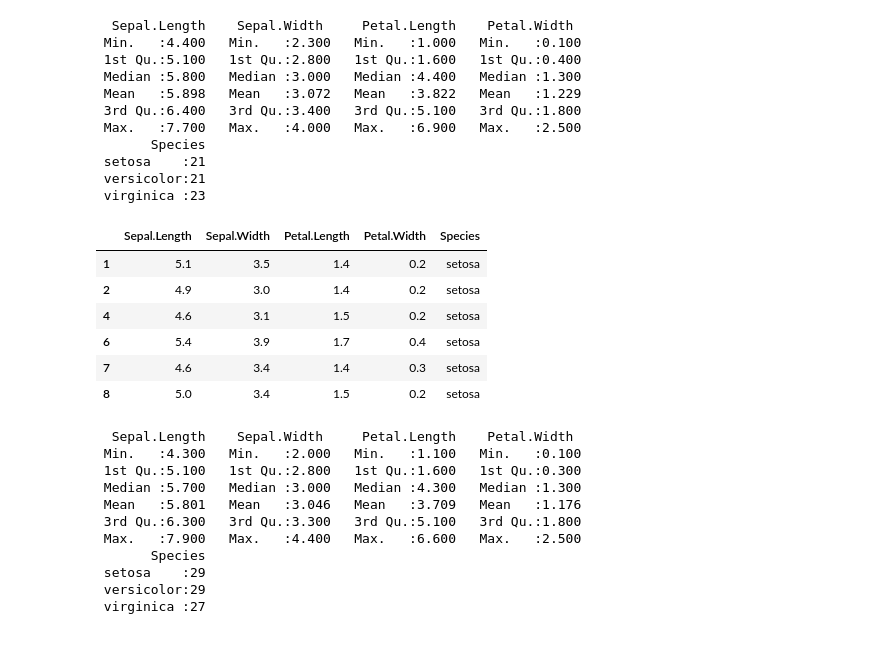
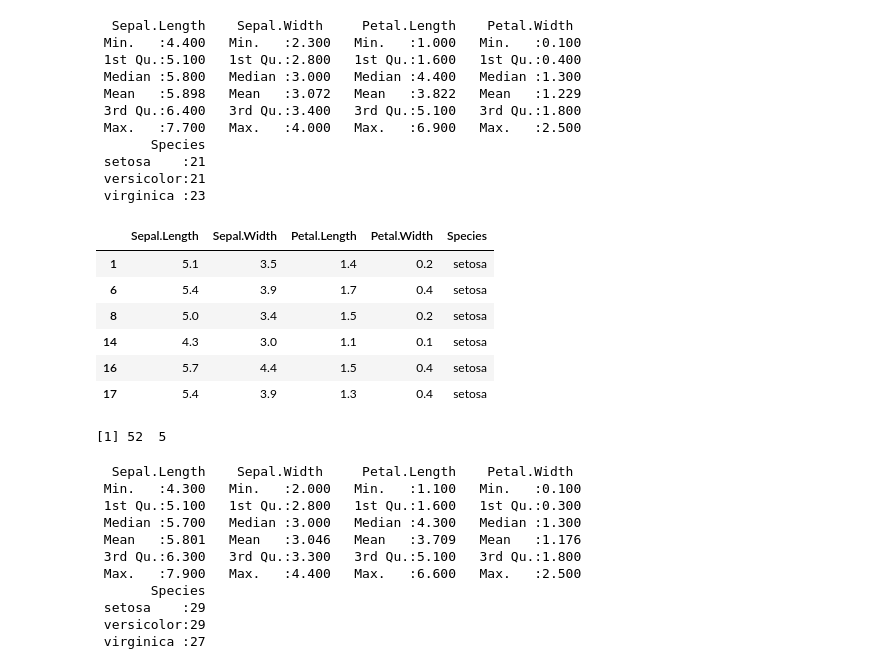
Before and after one commit to emariot/Estatistica_com_R_e_Python, a Jupyter notebook: R/Amostragem e Medidas de Centralidade.ipynb, the cells around one changed output. Drawn from its saved outputs; the diff is of its cells as text; code cells hidden in the pictures.

```diff
--- a/R/Amostragem e Medidas de Centralidade.ipynb
+++ b/R/Amostragem e Medidas de Centralidade.ipynb
@@ -54,0 +77,3 @@ length(amostra[amostra==0])
+# %%
+amostra_3 = sample(c(0,1), 150, replace=TRUE, prob=c(0.7, 0.3))
+summary(as.factor(amostra_3))
@@ -78,16 +108,18 @@ summary(amostrairis_0)
  versicolor:21
  virginica :23
 # %%
-amostrairis_1 = iris[amostra==1,]
+amostrairis_1 = iris[amostra_3==1,]
 head(amostrairis_1)
+dim(amostrairis_1)
 # %% [output]
 |  | Sepal.Length | Sepal.Width | Petal.Length | Petal.Width | Species |
 | 1 | 5.1 | 3.5 | 1.4 | 0.2 | setosa |
-| 2 | 4.9 | 3.0 | 1.4 | 0.2 | setosa |
-| 4 | 4.6 | 3.1 | 1.5 | 0.2 | setosa |
 | 6 | 5.4 | 3.9 | 1.7 | 0.4 | setosa |
-| 7 | 4.6 | 3.4 | 1.4 | 0.3 | setosa |
 | 8 | 5.0 | 3.4 | 1.5 | 0.2 | setosa |
+| 14 | 4.3 | 3.0 | 1.1 | 0.1 | setosa |
+| 16 | 5.7 | 4.4 | 1.5 | 0.4 | setosa |
+| 17 | 5.4 | 3.9 | 1.3 | 0.4 | setosa |
+[1] 52  5
 # %%
 summary(amostrairis_1)
 # %% [output]
```
Also changed, not shown: parts of 8 cells of this notebook.
